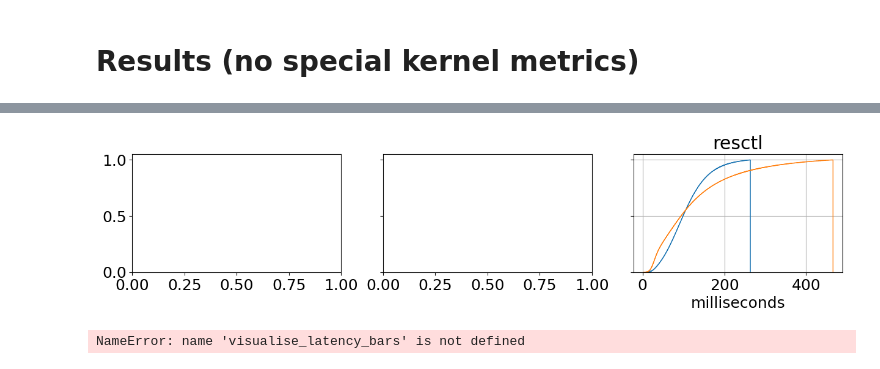
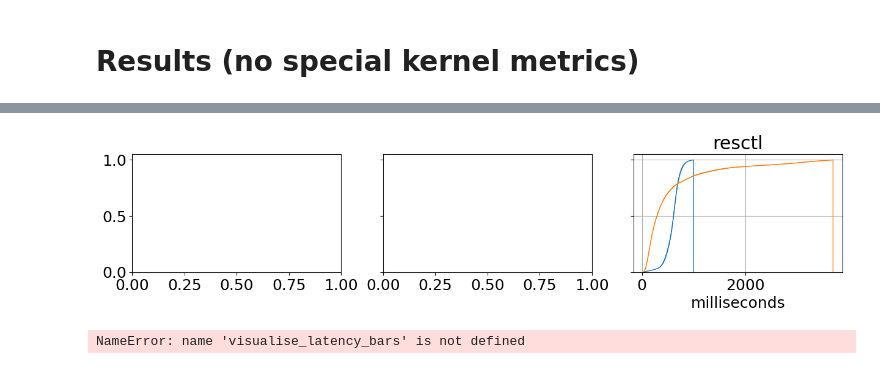
Before and after one commit to isstaif/CFS-LLF_main, a Jupyter notebook: notebooks/rd-hashd (fibo) experiments (compact).ipynb, the cells around one changed output, grey strips where cells are left out. Saved outputs shown, nothing was run; the diff lists cells and outputs as text; code cells hidden in the pictures.

```diff
--- a/notebooks/rd-hashd (fibo) experiments (compact).ipynb
+++ b/notebooks/rd-hashd (fibo) experiments (compact).ipynb
@@ -43,7 +43,7 @@ def reset_shares_llf_static(backend=backend_endpoint):
     print(r.text)
 
 def rd_hashd_benchmark_start(backend=backend_endpoint, func_count=0,duration=100,llf=False, ftrace_enabled=False):
-    params = { "funcs_count": func_count, "duration":duration, "llf": llf }
+    params = { "funcs_count": func_count, "duration":duration, "llf": llf, 'ema': 1000 }
     r = requests.get(f"http://{backend}/rd_hashd_benchmark_start", params=params, headers={})
     print(r.text)
 
@@ -480,7 +480,7 @@ nr_in_flight_per_func [] 0
 nr_done_per_func [] 0
 ValueError: max() arg is an empty sequence
 # %%
-latencies_raw = rd_hashd_benchmark_latencies_all_funcs()
+# latencies_raw = rd_hashd_benchmark_latencies_all_funcs()
 
 def process_latencies(latencies_raw):
 
@@ -525,4 +525,4 @@ def process_latencies(latencies_raw):
 #         plt.show()
     return df
 
-process_latencies(latencies_raw)
+# process_latencies(latencies_raw)
@@ -776,3 +765,5 @@ results_notraceclean_llf = {}
+# %%
+density_range = [204]
 # %%
 
 print(density_range)
@@ -951,35 +887,35 @@ def visualise_latency_cdf(results_cfs, results_llf, fig, ax,workload,func_count)
 #         print(index, count)
 
         if (count == func_count):
 
             quantile = 0.95
 
             # dfb[dfb<dfb.quantile(quantile)].hist(cumulative=True, density=1, bins=1000,
             #                                      histtype='step',
             #                                       label=f'{12}-funcs-CFS',ax=ax)
 
             df = dfs[index]
             df[df<df.quantile(quantile)].hist(cumulative=True, density=1, bins=1000,
                                               histtype='step',
                                               label=f'{count}-funcs-CFS',ax=ax)
 
             df = dfs_llf[index]
             df[df<df.quantile(quantile)].hist(cumulative=True, density=1, bins=1000,
                                               histtype='step',
                                               label=f'{count}-funcs-CFS-LLF',ax=ax)
 
 
             ax.set_title(workload,)
             ax.set_xlabel("milliseconds")
 
 fig, ax = plt.subplots(1,3,figsize=(15,2.5),sharey=True)
 
 # visualise_latency_cdf(results_notraceclean_cfs, results_notraceclean_llf,fig,ax[0],'resctl',1)
 # visualise_latency_cdf(results_notraceclean_cfs, results_notraceclean_llf,fig,ax[1],'resctl',12)
 # visualise_latency_cdf(results_notraceclean_cfs, results_notraceclean_llf,fig,ax[2],'resctl',204)
-visualise_latency_cdf(results_notraceclean_cfs, results_notraceclean_llf,fig,ax[2],'resctl',400)
+visualise_latency_cdf(results_notraceclean_cfs, results_notraceclean_llf,fig,ax[2],'resctl',204)
 # %% [output]
-[figure, old version]
+[figure, new version]
 # %%
 visualise_latency_bars(results_notraceclean_cfs, results_notraceclean_llf)
 # visualise_latency_cdf(results_notraceclean_cfs, results_notraceclean_llf)
```
Also changed, not shown: parts of 6 cells of this notebook.
